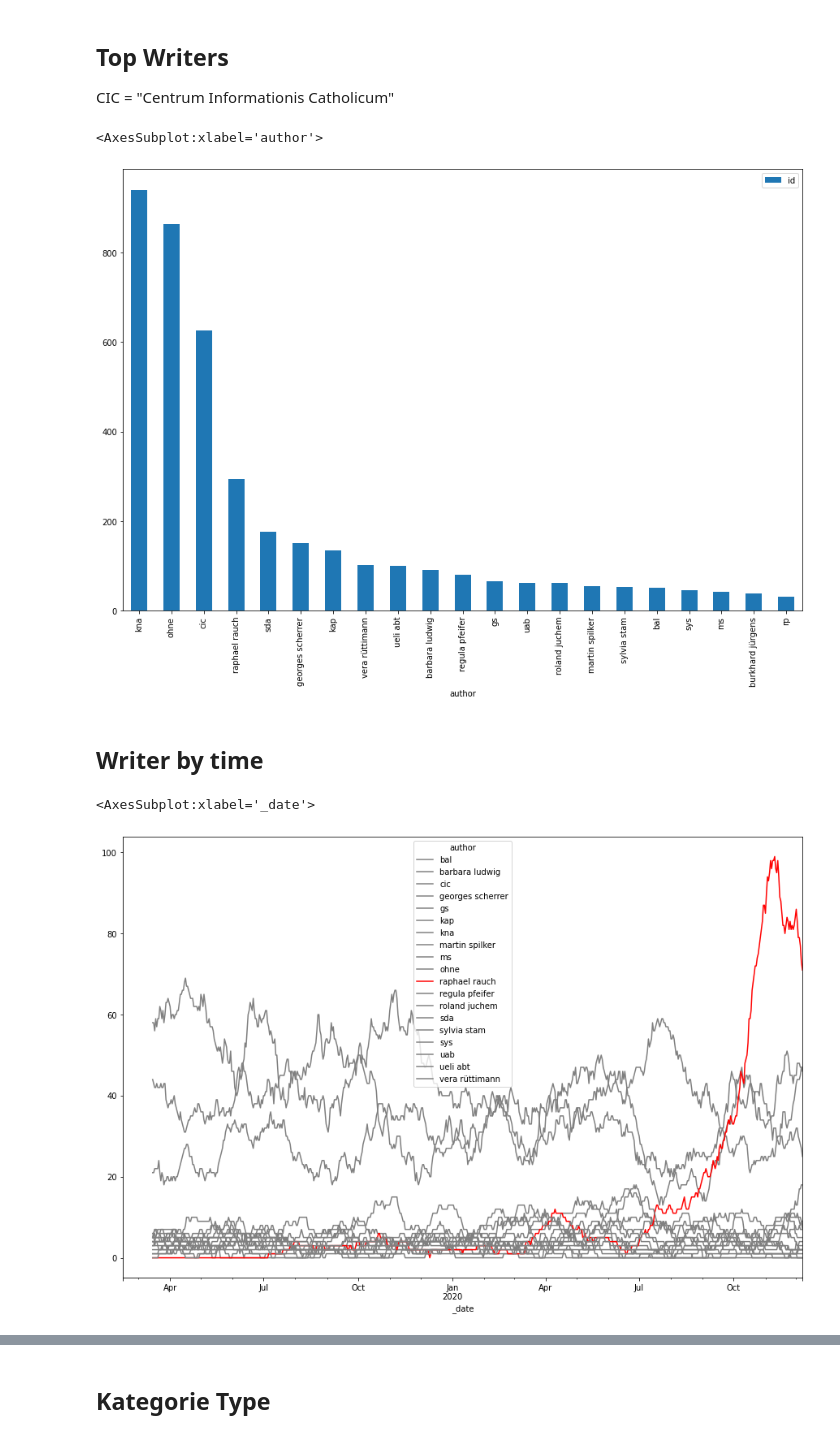
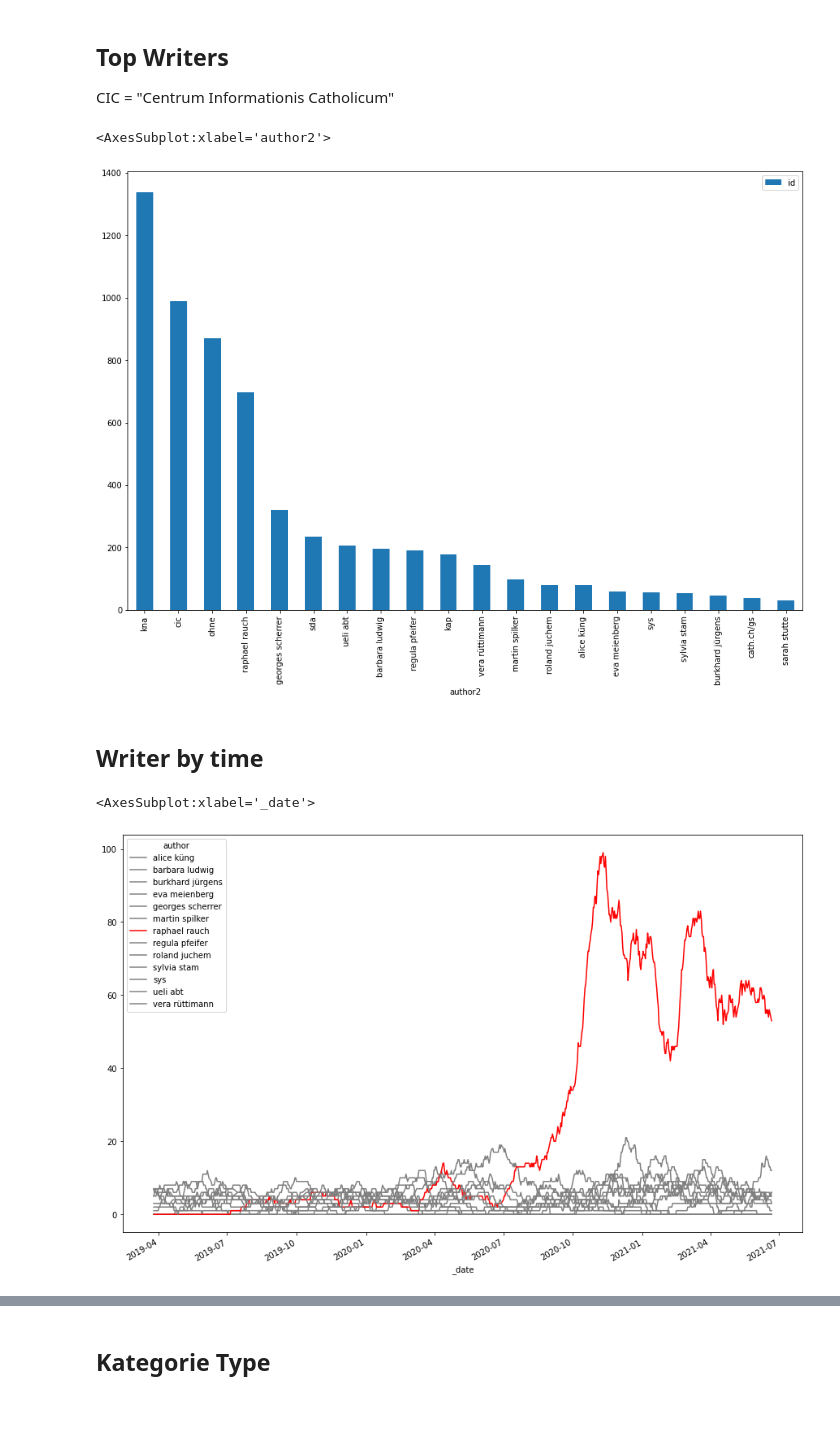
Before and after one commit to simonhuwiler/kathch, a Jupyter notebook: src/3_analyse.ipynb, the cells around one changed output, grey strips where cells are left out. Saved outputs shown, nothing was run; the diff lists cells and outputs as text; code cells hidden in the pictures; blank space fills up the shorter version.

```diff
--- a/src/3_analyse.ipynb
+++ b/src/3_analyse.ipynb
@@ -10,11 +13,11 @@ import glob
 ## Defs
 # %%
 agencies = ['kna', 'sda', 'cic', 'kap']
-path_in = '../data_cleaned/article/'
+path_in = Path('../data_cleaned/article/')
 # %% [markdown]
 ## Load files
 # %%
-filelist = glob.glob("%s*.json" % path_in)
+filelist = glob.glob(str(path_in / Path("*.json")))
 records = []
 for f in filelist:
     with open(f, encoding='utf-8') as json_file:
@@ -41,22 +51,36 @@ fig = decomposition.plot()
 # %% [markdown]
 ## Top Writers
 CIC = "Centrum Informationis Catholicum"
+# %%
+# Translate Kürzel
+
+def abb2name(x):
+    if x == 'bal': return 'Barbara Ludwig'
+    if x == 'gs': return "Georges Scherrer"
+    if x == "ms": return "Martin Spilker"
+    if x == "rp": return "Regula Pfeifer"
+    if x == "uab": return "Ueli Abt"
+    return x
 # %%
 df_data = df.copy()
 
-df_data['author'] = df_data['author'].fillna('ohne')
+df_data['author2'] = df_data['author'].apply(abb2name)
 
-gr = df_data.groupby(df_data.author.str.lower()).agg({'id': 'count'}).sort_values('id', ascending=False)
+df_data['author2'] = df_data['author2'].fillna('ohne')
+
+gr = df_data.groupby(df_data.author2.str.lower()).agg({'id': 'count'}).sort_values('id', ascending=False)
 gr = gr[gr['id'] >= 30]
 gr.plot.bar()
 # %% [output]
-<AxesSubplot:xlabel='author'>
+<AxesSubplot:xlabel='author2'>
-[figure, old version]
+[figure, new version]
 # %% [markdown]
 ## Writer by time
 # %%
-# Get Top Writers
+# Get Top Writers with more than 40 articles
 df_data = df.copy()
+
+df_data['author'] = df_data['author'].apply(abb2name)
 
 df_data['author'] = df_data['author'].fillna('ohne')
 
@@ -75,37 +99,37 @@ df_data['author'] = df_data['author'].str.lower()
 df_data = df_data.merge(df_top, how='left', on='author')
 df_data['top'] = df_data['top'].fillna(False)
 
-# Only top authors
+# Only top authors (writers with more than 40 articles)
 df_data = df_data[df_data.top]
 
 # Add Agency
 df_data['agency'] = df_data['author'].apply(lambda x: x in agencies)
-#df_data = df_data[df_data.agency == False]
-
-#df_data = df_data[df_data.author != 'raphael rauch']
+df_data = df_data[df_data.agency == False]
+df_data = df_data[df_data.author != "ohne"]
 
 # Set date
 df_data['_date'] = df_data['date'].dt.date
 df_data['_date'] = pd.to_datetime(df_data['_date'])
 df_data['_month'] = df_data['_date'].apply(lambda x: "%s-%s" % (x.year, x.month))
 
 #df_data = df_data[['_date', 'author', 'title']]
 
 gr = pd.pivot_table(df_data, index='_date', columns='author', values='title', aggfunc='count')
 gr = gr.fillna(0)
 
 # Add Rolling AVG
 gr = gr.apply(lambda col: col.rolling(30).sum(), axis = 0)
 
 colors = []
 for c in gr.columns:
     if c == 'raphael rauch':
         colors.append('red')
     else: colors.append('grey')
 
+#gr.plot()
 gr.plot(color=colors)
 
 #df_data.groupby('author').count()
 # %% [output]
 <AxesSubplot:xlabel='_date'>
-[figure, old version]
+[figure, new version]
```
Also changed, not shown: parts of 10 cells of this notebook, 2 other files.
